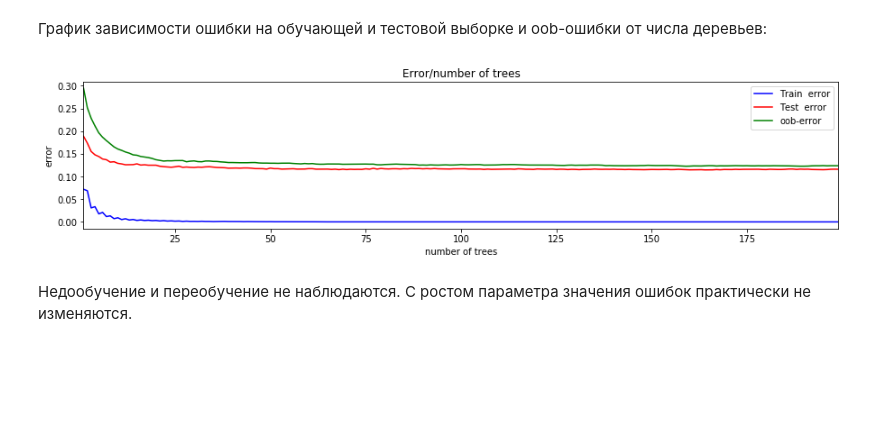
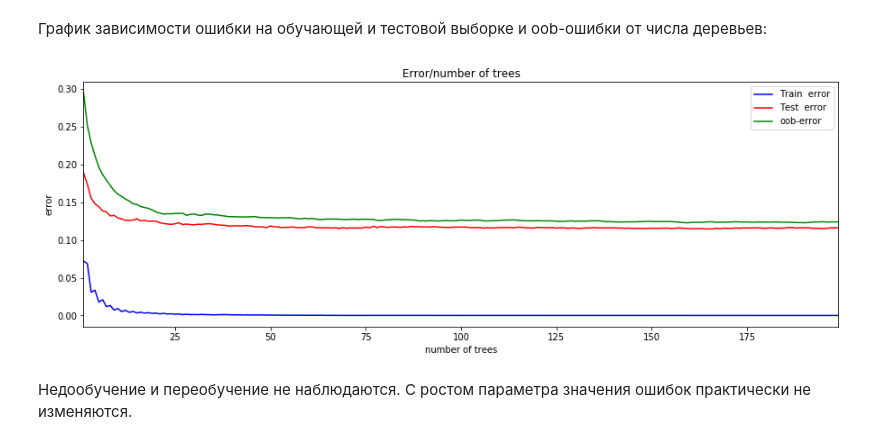
Before and after one commit to AntonChetverikov/anchet_ML_HW, a Jupyter notebook: Lab_ML_HW.ipynb, the cells around one changed output. Saved outputs shown, nothing was run; the diff lists cells and outputs as text; code cells hidden in the pictures; blank space fills up the shorter version.

```diff
--- a/Lab_ML_HW.ipynb
+++ b/Lab_ML_HW.ipynb
@@ -830,18 +830,18 @@ print(trees_opt_1)
 # %% [markdown]
 График зависимости ошибки на обучающей и тестовой выборке и oob-ошибки от числа деревьев:
 # %%
-plt.figure(figsize = (15, 3))
+plt.figure(figsize = (15, 5))
 plt.plot(randTree_arr_1, train_err, 'b', label = 'Train  error')
 plt.plot(randTree_arr_1, test_err, 'r', label = 'Test  error')
 plt.plot(randTree_arr_1,  oob_err, 'g', label = 'oob-error')
 plt.xlim([np.min(randTree_arr_1), np.max(randTree_arr_1)])
 plt.title('Error/number of trees')
 plt.xlabel('number of trees')
 plt.ylabel('error')
 plt.legend()
 pass
 # %% [output]
-[figure, old version]
+[figure, new version]
 # %% [markdown]
 Недообучение и переобучение не наблюдаются. С ростом параметра значения ошибок практически не изменяются.
 # %% [markdown]
```
Also changed, not shown: parts of 20 cells of this notebook.
